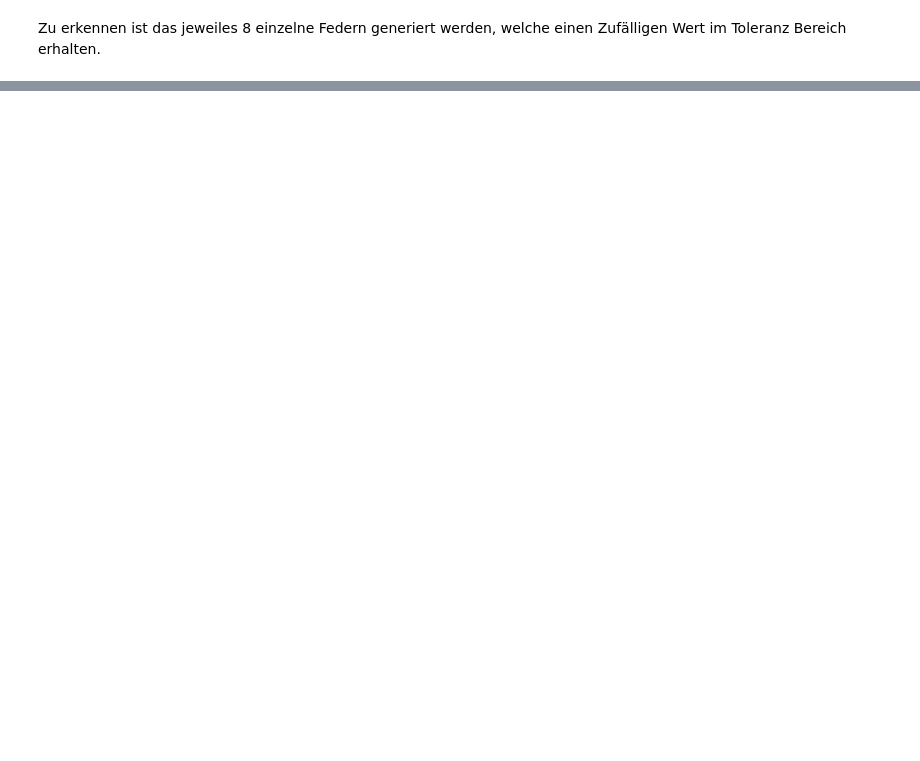
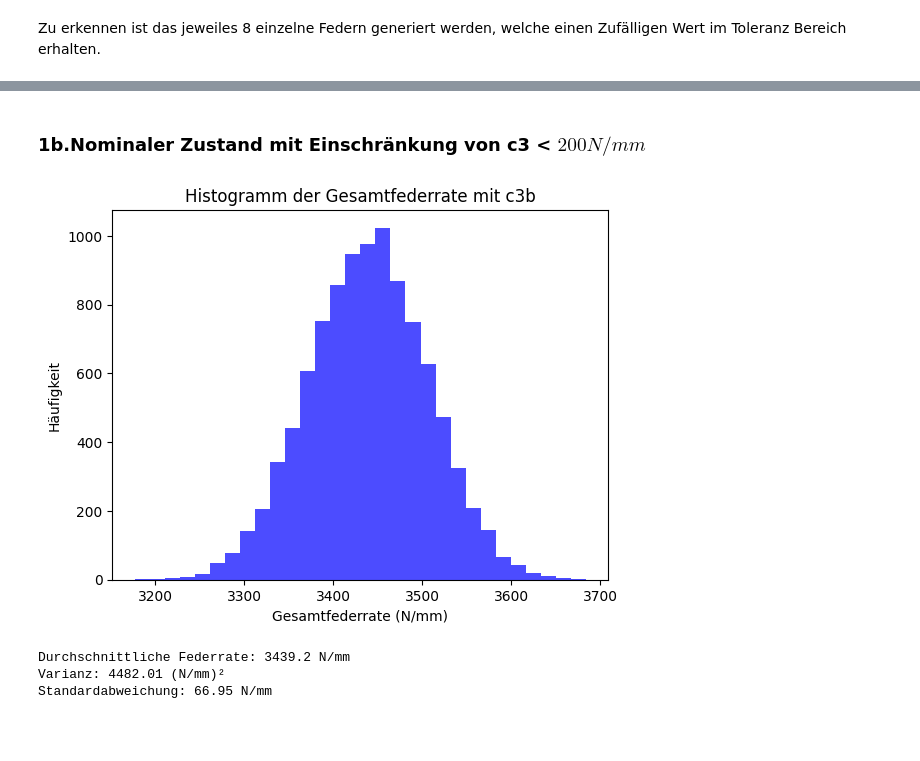
Before and after one commit to FHAC-MdQM/monte-carlo-simulation-dembski21, a Jupyter notebook: MonteCarlo.ipynb, the cells around one changed output, grey strips where cells are left out. Saved outputs shown, nothing was run; the diff lists cells and outputs as text; code cells hidden in the pictures; blank space fills up the shorter version.

```diff
--- a/MonteCarlo.ipynb
+++ b/MonteCarlo.ipynb
@@ -97,2 +103,23 @@ print(f" Standartabweichung: {round(np.std(c_gesamt),2)} N/mm ")
+# %% [markdown]
+### 1b.Nominaler Zustand mit Einschränkung von c3 < $200 N/mm$
+# %%
+c_gesamt_c3b = Gesamtfederrate(N, P, use_c3_b=True)
+
+# Histogramm erstellen
+plt.hist(c_gesamt_c3b, bins=30, color='blue', alpha=0.7)
+plt.title('Histogramm der Gesamtfederrate mit c3b')
+plt.xlabel('Gesamtfederrate (N/mm)')
+plt.ylabel('Häufigkeit')
+plt.show()
+
+# Statistische Kennzahlen ausgeben
+print(f"Durchschnittliche Federrate: {round(np.mean(c_gesamt_c3b), 2)} N/mm")
+print(f"Varianz: {round(np.var(c_gesamt_c3b), 2)} (N/mm)²")
+print(f"Standardabweichung: {round(np.std(c_gesamt_c3b), 2)} N/mm")
+# %% [output]
+[figure, added]
+Durchschnittliche Federrate: 3439.2 N/mm
+Varianz: 4482.01 (N/mm)²
+Standardabweichung: 66.95 N/mm
 # %% [markdown]
 ###
```
Also changed, not shown: parts of 8 cells of this notebook.
